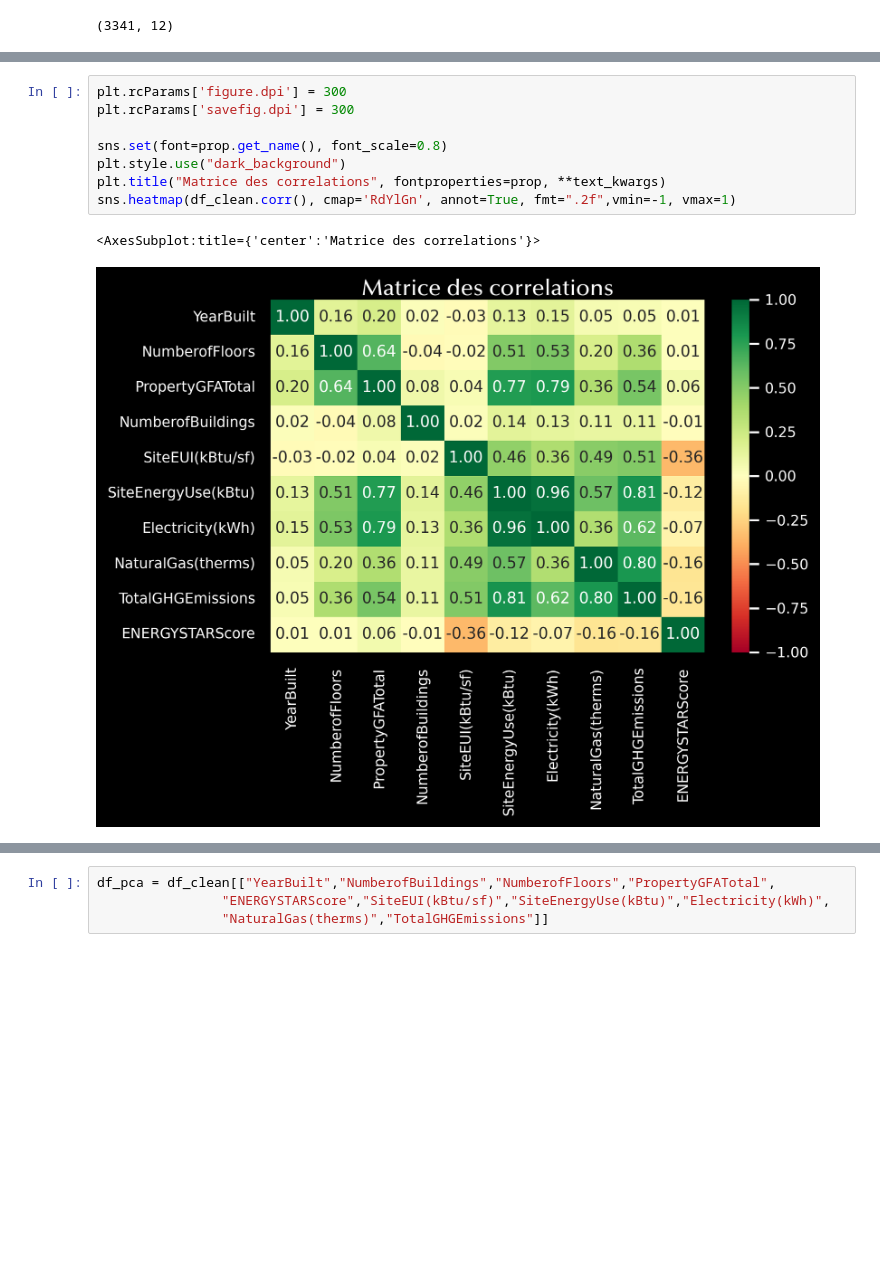
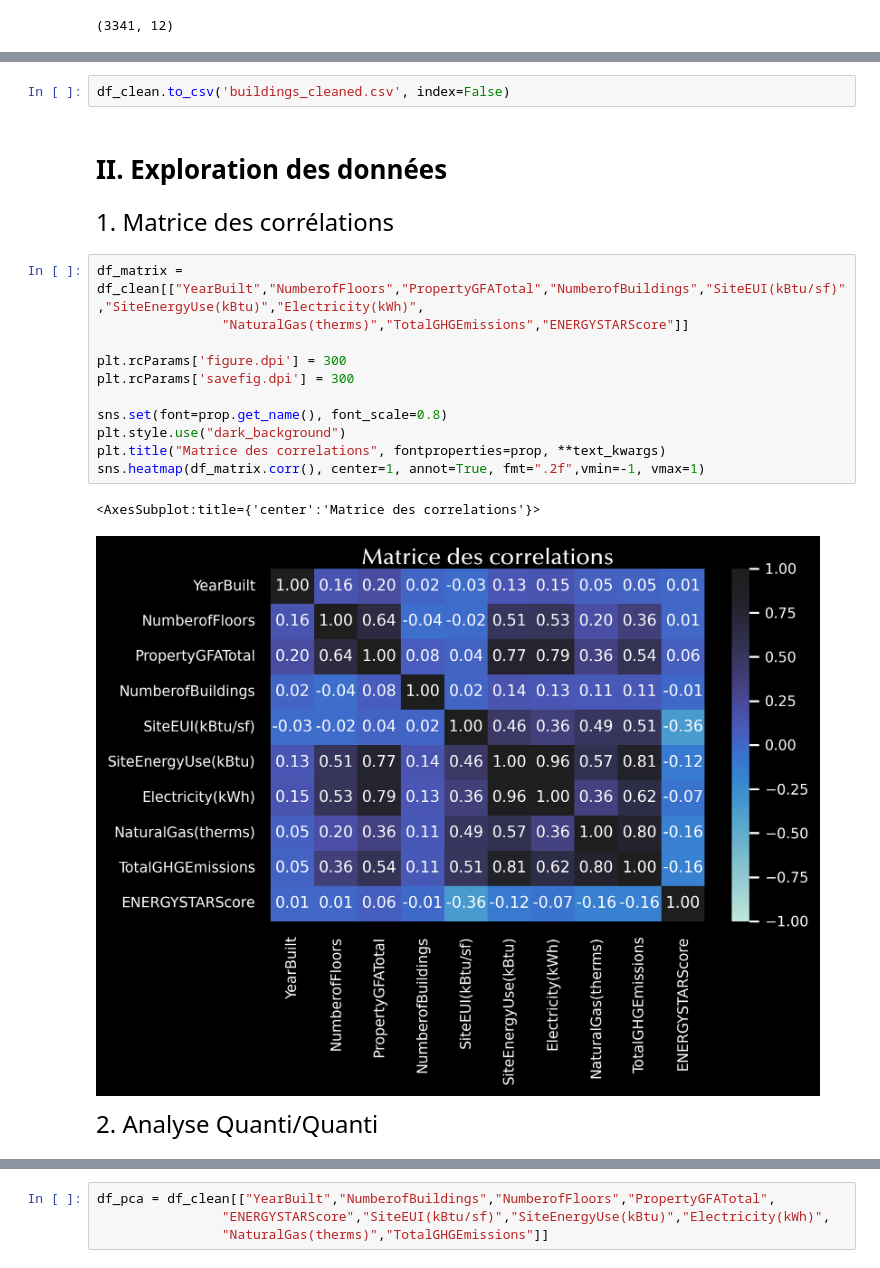
Before and after one commit to random-agile/Anticipate-Energy-Needs, a Jupyter notebook: Projet_3_Data_Cleaning.ipynb, the cells around one changed output, grey strips where cells are left out. Saved outputs shown, nothing was run; the diff lists cells and outputs as text; blank space fills up the shorter version.

```diff
--- a/Projet_3_Data_Cleaning.ipynb
+++ b/Projet_3_Data_Cleaning.ipynb
@@ -271,15 +266,26 @@ TotalGHGEmissions        0
 dtype: int64
+# %%
+df_clean.to_csv('buildings_cleaned.csv', index=False)
+# %% [markdown]
+# <a name="C2">II. Exploration des données</a>
+# %% [markdown]
+<font size="5">1. Matrice des corrélations</font>
 # %%
+df_matrix = df_clean[["YearBuilt","NumberofFloors","PropertyGFATotal","NumberofBuildings","SiteEUI(kBtu/sf)","SiteEnergyUse(kBtu)","Electricity(kWh)",
+                "NaturalGas(therms)","TotalGHGEmissions","ENERGYSTARScore"]]
+
 plt.rcParams['figure.dpi'] = 300
 plt.rcParams['savefig.dpi'] = 300
 
 sns.set(font=prop.get_name(), font_scale=0.8)
 plt.style.use("dark_background")
 plt.title("Matrice des correlations", fontproperties=prop, **text_kwargs)
-sns.heatmap(df_clean.corr(), cmap='RdYlGn', annot=True, fmt=".2f",vmin=-1, vmax=1)
+sns.heatmap(df_matrix.corr(), center=1, annot=True, fmt=".2f",vmin=-1, vmax=1)
 # %% [output]
 <AxesSubplot:title={'center':'Matrice des correlations'}>
-[figure, old version]
+[figure, new version]
+# %% [markdown]
+<font size="5">2. Analyse Quanti/Quanti</font>
 # %%
 # on stocke la valeur du coefficient de pearson dans une variable
 r_value = st.pearsonr(df_clean["Electricity(kWh)"],df_clean["NumberofFloors"])[0]
```
Also changed, not shown: parts of 29 cells of this notebook, 4 other files.
